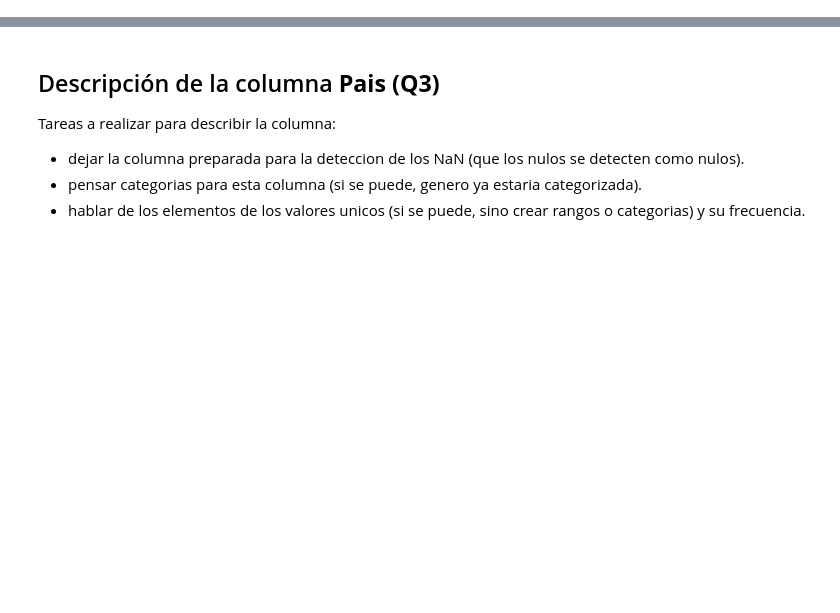
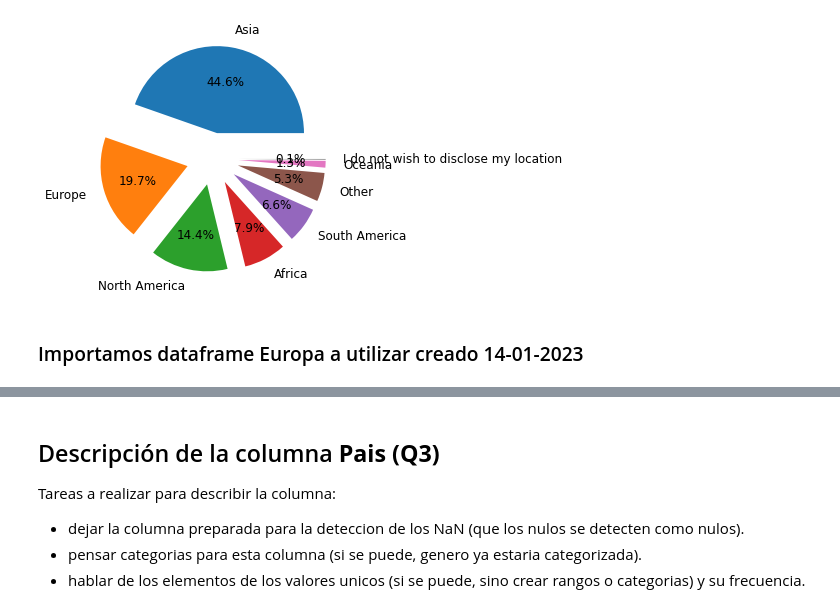
Before and after one commit to Adalab/project-da-promo-c-module-2-team-1, a Jupyter notebook: code/code_sonia.ipynb, the cells around one changed output, grey strips where cells are left out. Drawn from its saved outputs; the diff is of its cells as text; code cells hidden in the pictures; blank space fills up the shorter version.

```diff
--- a/code/code_sonia.ipynb
+++ b/code/code_sonia.ipynb
@@ -5,0 +35,3 @@
+# %%
+df_glo=pd.read_csv('../files/df_depurado.csv',index_col=0)
+df_glo.head(3)
@@ -5,0 +47,3 @@
+# %%
+df_continent_frec=pd.DataFrame(df_glo['continent'].value_counts())
+df_continent_frec
@@ -5,0 +91,9 @@
+# %%
+plt.figure()
+plt.pie(df_continent_frec['continent'],labels=df_continent_frec.index, labeldistance=1.2, explode=(0.3,0.3,0.3,0.3,0.3,0.3,0.3,0.3,),textprops={'fontsize': 12},autopct='%1.1f%%')
+plt.savefig('../graphs/continent_pie_sep.png')
+plt.show()
+# %% [output]
+[figure, added]
+# %% [markdown]
+### Importamos dataframe Europa a utilizar creado 14-01-2023
```
Also changed, not shown: parts of 41 cells of this notebook, 7 other files.
